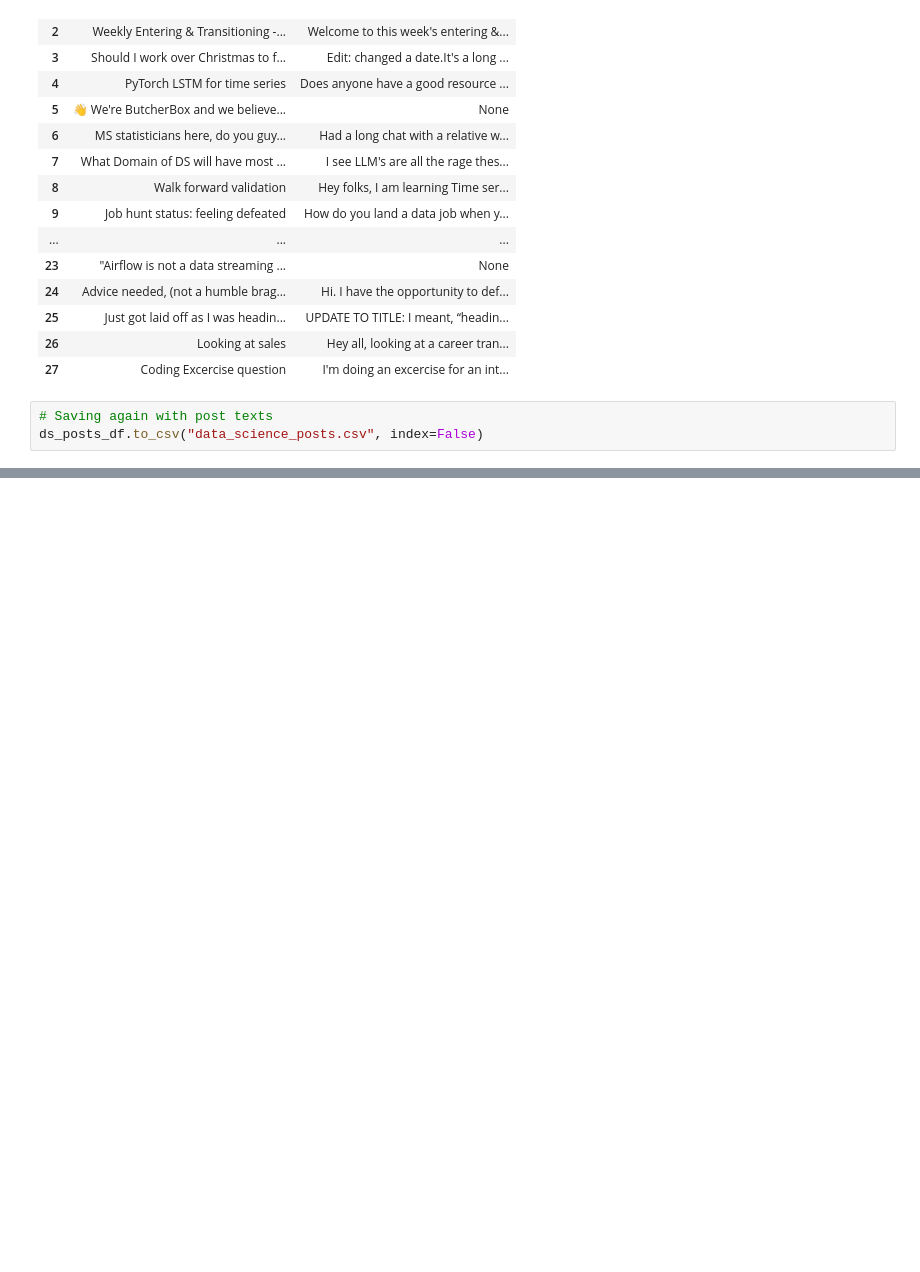
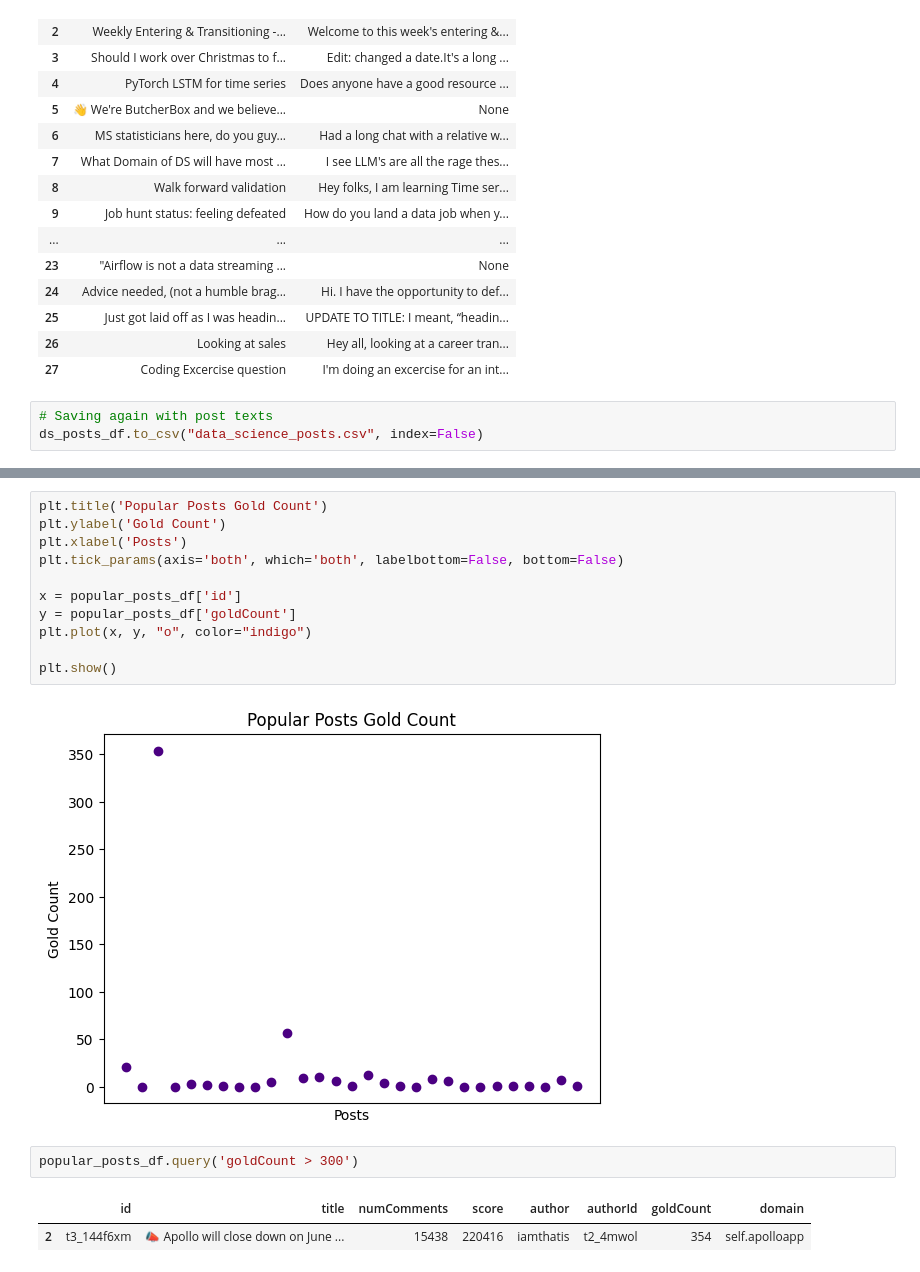
Before and after one commit to AslihanYoldas/Data-Science-reddit-api-project-Ada-lovelace-academy, a Jupyter notebook: main.ipynb, the cells around one changed output, grey strips where cells are left out. Cells and saved outputs as stored; diff of their text form; blank space fills up the shorter version.

```diff
--- a/main.ipynb
+++ b/main.ipynb
@@ -323,0 +394,18 @@ ds_posts_df.to_csv("data_science_posts.csv", index=False)
+# %%
+plt.title('Popular Posts Gold Count')
+plt.ylabel('Gold Count')
+plt.xlabel('Posts')
+plt.tick_params(axis='both', which='both', labelbottom=False, bottom=False)
+
+x = popular_posts_df['id']
+y = popular_posts_df['goldCount']
+plt.plot(x, y, "o", color="indigo")
+
+plt.show()
+# %% [output]
+[figure, added]
+# %%
+popular_posts_df.query('goldCount > 300')
+# %% [output]
+|  | id | title | numComments | score | author | authorId | goldCount | domain |
+| 2 | t3_144f6xm | 📣 Apollo will close down on June ... | 15438 | 220416 | iamthatis | t2_4mwol | 354 | self.apolloapp |
```
Also changed, not shown: parts of 12 cells of this notebook.
